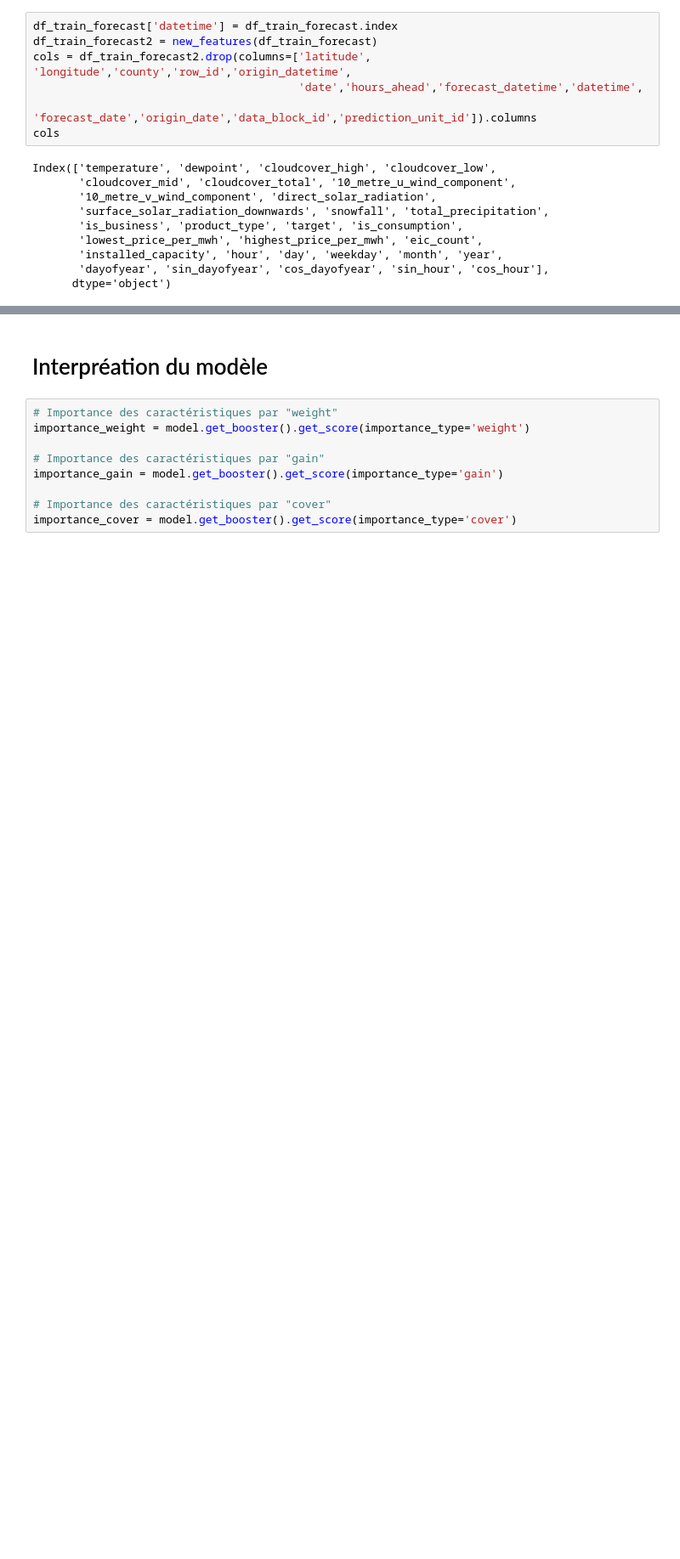
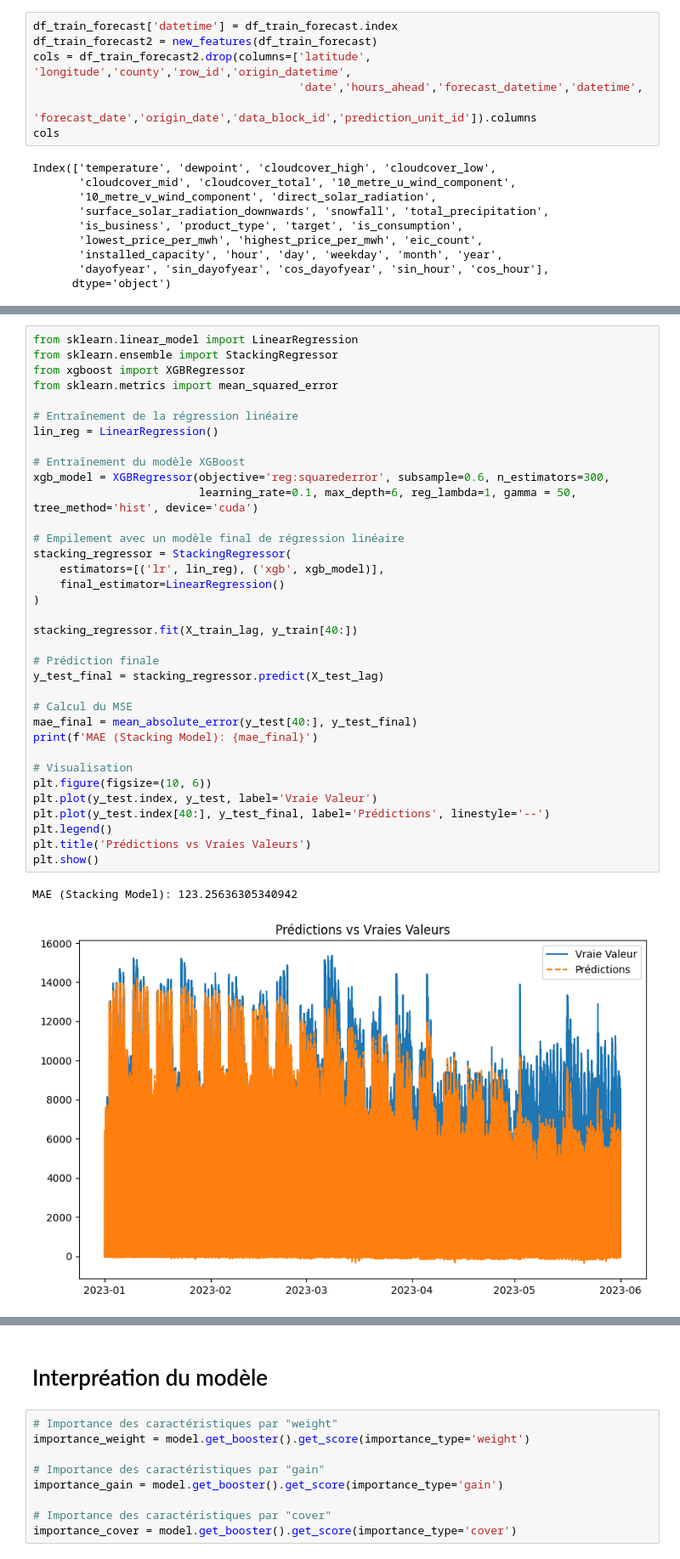
Before and after one commit to Dragomir91/Enefit_prediction_consumption, a Jupyter notebook: project-enefit-2.ipynb, the cells around one changed output, grey strips where cells are left out. Shown at 85% size. Saved outputs shown, nothing was run; the diff lists cells and outputs as text; blank space fills up the shorter version.

```diff
--- a/project-enefit-2.ipynb
+++ b/project-enefit-2.ipynb
@@ -232,0 +493,38 @@ def create_lagged_features(df, target,lags):
+# %%
+from sklearn.linear_model import LinearRegression
+from sklearn.ensemble import StackingRegressor
+from xgboost import XGBRegressor
+from sklearn.metrics import mean_squared_error
+
+# Entraînement de la régression linéaire
+lin_reg = LinearRegression()
+
+# Entraînement du modèle XGBoost
+xgb_model = XGBRegressor(objective='reg:squarederror', subsample=0.6, n_estimators=300,
+                         learning_rate=0.1, max_depth=6, reg_lambda=1, gamma = 50, tree_method='hist', device='cuda')
+
+# Empilement avec un modèle final de régression linéaire
+stacking_regressor = StackingRegressor(
+    estimators=[('lr', lin_reg), ('xgb', xgb_model)],
+    final_estimator=LinearRegression()
+)
+
+stacking_regressor.fit(X_train_lag, y_train[40:])
+
+# Prédiction finale
+y_test_final = stacking_regressor.predict(X_test_lag)
+
+# Calcul du MSE
+mae_final = mean_absolute_error(y_test[40:], y_test_final)
+print(f'MAE (Stacking Model): {mae_final}')
+
+# Visualisation
+plt.figure(figsize=(10, 6))
+plt.plot(y_test.index, y_test, label='Vraie Valeur')
+plt.plot(y_test.index[40:], y_test_final, label='Prédictions', linestyle='--')
+plt.legend()
+plt.title('Prédictions vs Vraies Valeurs')
+plt.show()
+# %% [output]
+MAE (Stacking Model): 123.25636305340942
+[figure, added]
```
Also changed, not shown: parts of 64 cells of this notebook.
